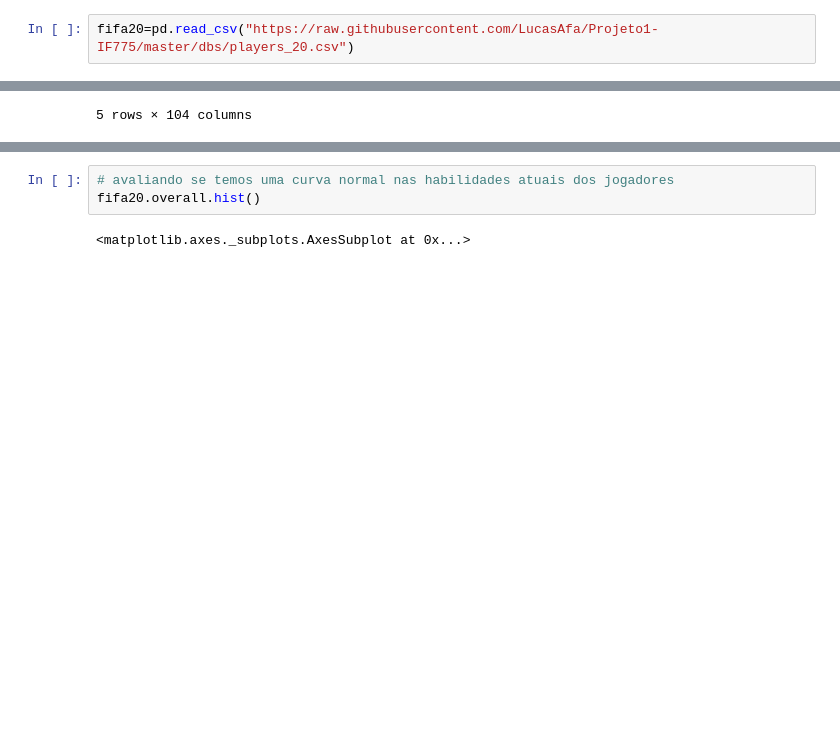
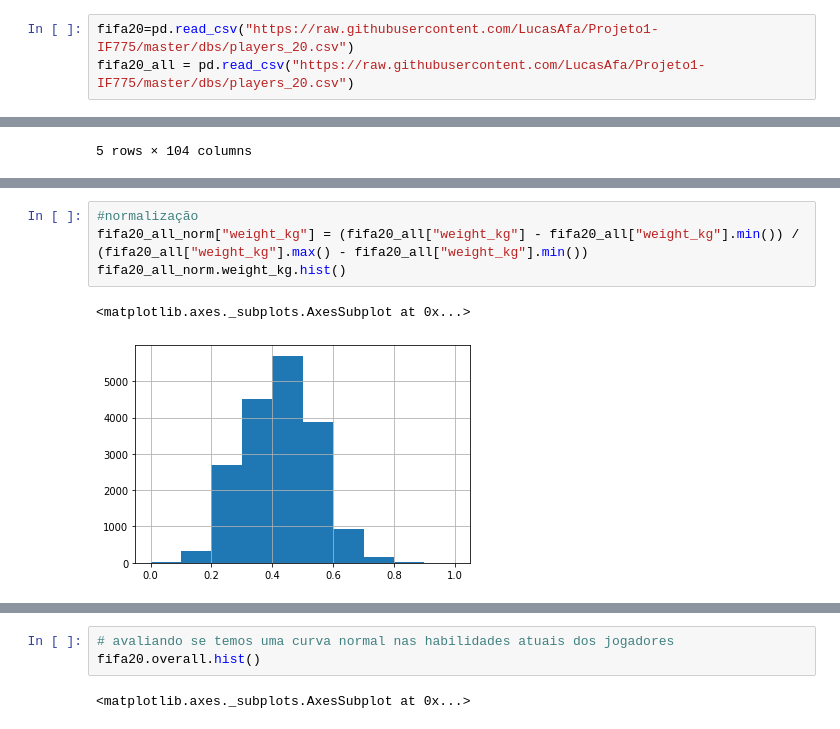
Before and after one commit to LucasAfa/Projeto1-IF775, a Jupyter notebook: projeto_1.ipynb, the cells around one changed output, grey strips where cells are left out. Cells and saved outputs as stored; diff of their text form; blank space fills up the shorter version.

```diff
--- a/projeto_1.ipynb
+++ b/projeto_1.ipynb
@@ -13,6 +13,7 @@ from mpl_toolkits.mplot3d import Axes3D
 import numpy as np
 # %%
 fifa20=pd.read_csv("https://raw.githubusercontent.com/LucasAfa/Projeto1-IF775/master/dbs/players_20.csv")
+fifa20_all = pd.read_csv("https://raw.githubusercontent.com/LucasAfa/Projeto1-IF775/master/dbs/players_20.csv")
 # %%
 fifa20.head()
 # %% [output]
@@ -62,3 +74,10 @@ goalkeeping_reflexes                int64
 country_code                        int16
 club_code                           int16
 Length: 75, dtype: object
+# %%
+#normalização
+fifa20_all_norm["weight_kg"] = (fifa20_all["weight_kg"] - fifa20_all["weight_kg"].min()) / (fifa20_all["weight_kg"].max() - fifa20_all["weight_kg"].min())
+fifa20_all_norm.weight_kg.hist()
+# %% [output]
+<matplotlib.axes._subplots.AxesSubplot at 0x...>
+[figure, added]
```
Also changed, not shown: parts of 8 cells of this notebook.
